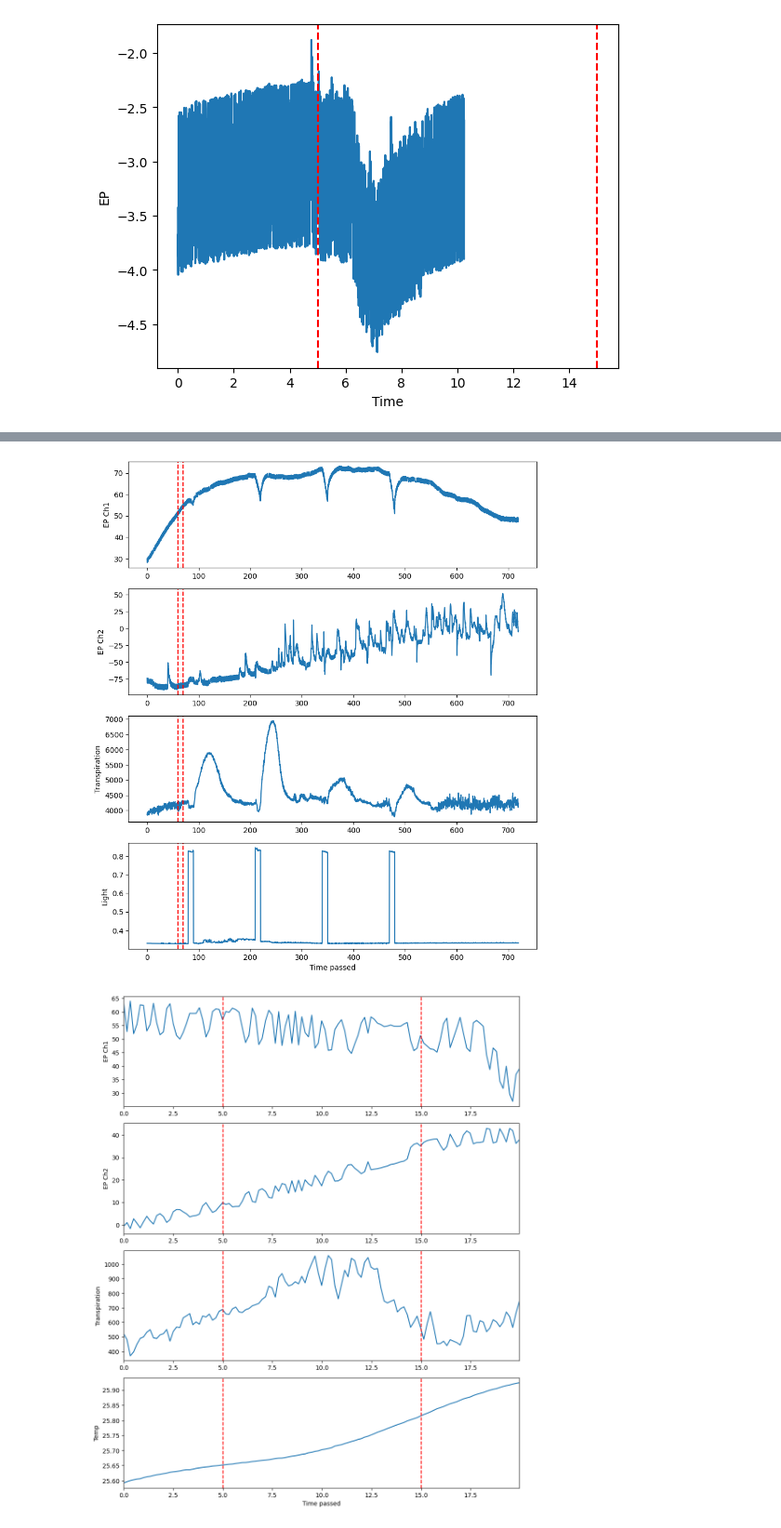
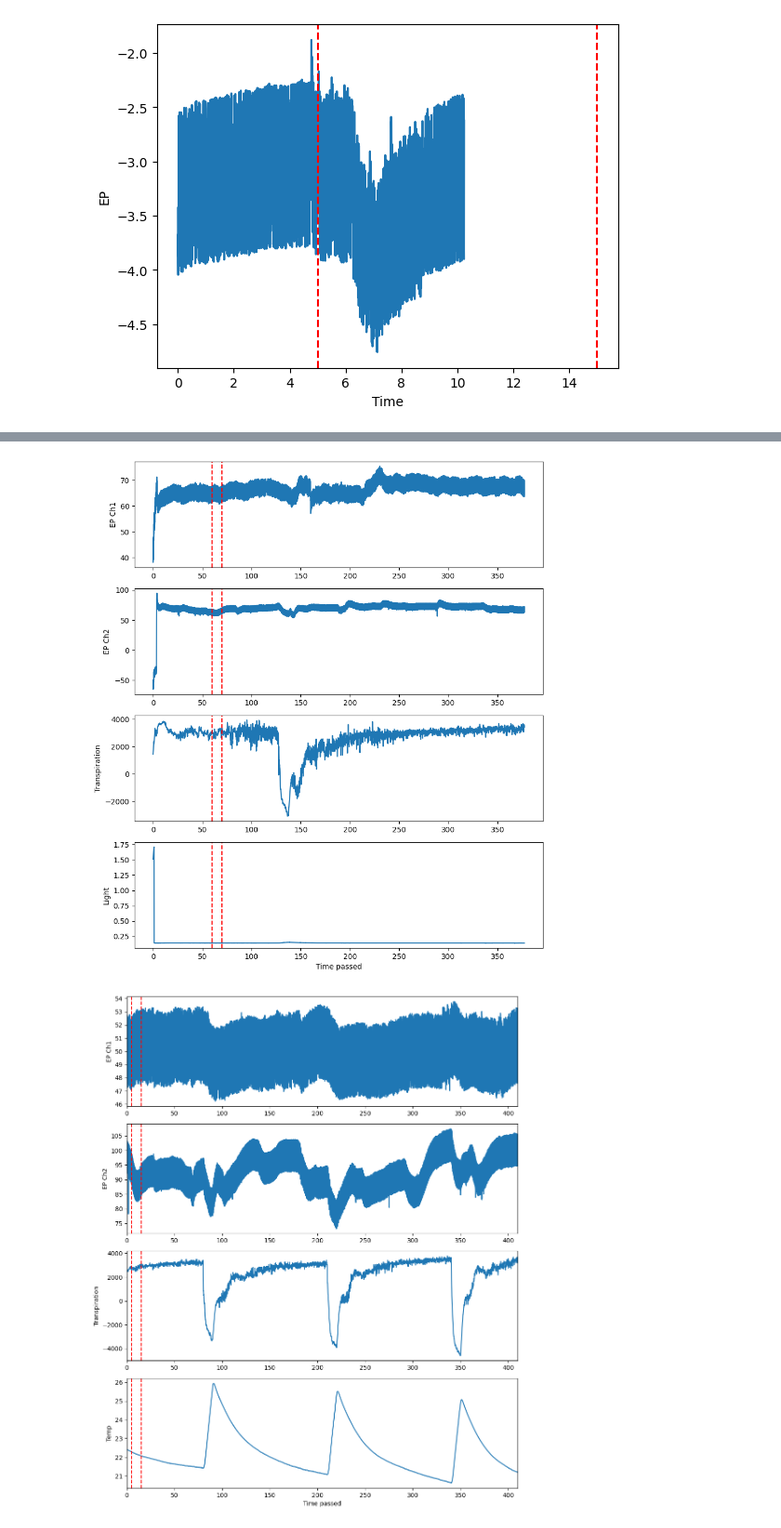
Before and after one commit to sebastianmai/Bachelor-Pr, a Jupyter notebook: Results/test_vis.ipynb, the cells around one changed output, grey strips where cells are left out. Shown: that part at 93% size. Saved outputs shown, nothing was run; the diff lists cells and outputs as text; code cells hidden in the pictures.

```diff
--- a/Results/test_vis.ipynb
+++ b/Results/test_vis.ipynb
@@ -112,7 +112,7 @@ import pandas as pd
 import matplotlib.pyplot as plt
 from sklearn.preprocessing import MinMaxScaler
 
-data_cybres = pd.read_csv('/home/basti/DATEN/Universität/Bachelor/Projekt/Bachelor-Pr/Results/CSV/Final/BLUE/measurements/ttyACM0_2024_02_29-12_00_03.csv') #blue
+data_cybres = pd.read_csv('/home/basti/DATEN/Universität/Bachelor/Projekt/Bachelor-Pr/Results/CSV/Final/HEAT2/measurements/ttyACM0_2024_03_08-17_42_47.csv') #blue
 #data_cybres = pd.read_csv('/home/basti/DATEN/Universität/Bachelor/Projekt/Bachelor-Pr/Results/CSV/Final/RED/measurements/ttyACM0_2024_02_27-12_00_04.csv')
 
 #data_cybres = data_cybres.drop(["sender_hostname", "MU_MM", "MU_ID", "temp_PCB", "mag_X", "mag_Y", "mag_Z", "temp_external", "humidity_external", "rf_power_emission", "air_pressure", "soil_moisture", "soil_temperature"], axis=1)
@@ -165,14 +165,16 @@ plt.legend(loc = 'upper right')
 '''
 plt.show()
 # %% [output]
-[figure, old version]
+[figure, new version]
 # %%
 import pandas as pd
 import matplotlib.pyplot as plt
 from sklearn.preprocessing import MinMaxScaler
 import matplotlib.dates as mdates
 
-data_cybres = pd.read_csv('/home/basti/DATEN/Universität/Bachelor/Projekt/Code/Results/CSV/CYBRES/measurements/ttyACM0_2024_02_23-17_26_40.csv')
+home_dir = '/home/basti/DATEN/Universität/Bachelor/Projekt/Bachelor-Pr/Results/CSV/Final/HEAT/measurements/'
+
+data_cybres = pd.read_csv(home_dir + 'ttyACM0_2024_03_10-12_00_00.csv')
 data_cybres = data_cybres.drop(["sender_hostname", "MU_MM", "MU_ID", "mag_X", "mag_Y", "mag_Z", "temp-PCB", "RF_power_emission", "air_pressure", "soil_moisture", "soil_temperature", "light-external", "humidity-external"], axis=1)
 
 
@@ -200,31 +202,31 @@ axes[0].set_ylabel("EP Ch1")
 
 axes[1].plot(data_cybres["time_passed"], (data_cybres["differential_potential_CH2"]-512000) / 1000)
 axes[1].set_ylabel("EP Ch2")
 
 axes[2].plot(data_cybres["time_passed"], data_cybres["transpiration"])
 axes[2].set_ylabel("Transpiration")
 
 axes[3].plot(data_cybres["time_passed"], data_cybres["temp-external"]/10000)
 axes[3].set_ylabel("Temp")
 
 for i in range(0,4):
     axes[i].axvline(x=5, color='r', linestyle='--')
     axes[i].axvline(x=15, color='r', linestyle='--')
     axes[i].set_xlim(0, data_cybres["time_passed"].max())
 
 axes[-1].set_xlabel("Time passed")
 
 '''
 plt.figure(figsize=(20,10))
 plt.plot(data_cybres_preprocessed["time_passed"], data_cybres_preprocessed["differential_potential_CH1"], label="EP1")
 plt.plot(data_cybres_preprocessed["time_passed"], data_cybres_preprocessed["differential_potential_CH2"], label="EP2")
 plt.plot(data_cybres_preprocessed["time_passed"], data_cybres_preprocessed["transpiration"], label="trans")
 plt.plot(data_cybres_preprocessed["time_passed"], data_cybres_preprocessed["temp-external"], label="heat")
 plt.xlabel("Time passed")
 plt.legend(loc = 'upper right')
 '''
 
 plt.tight_layout()
 plt.show()
 # %% [output]
-[figure, old version]
+[figure, new version]
```
Also changed, not shown: parts of 1 cell of this notebook, 5 other files.
